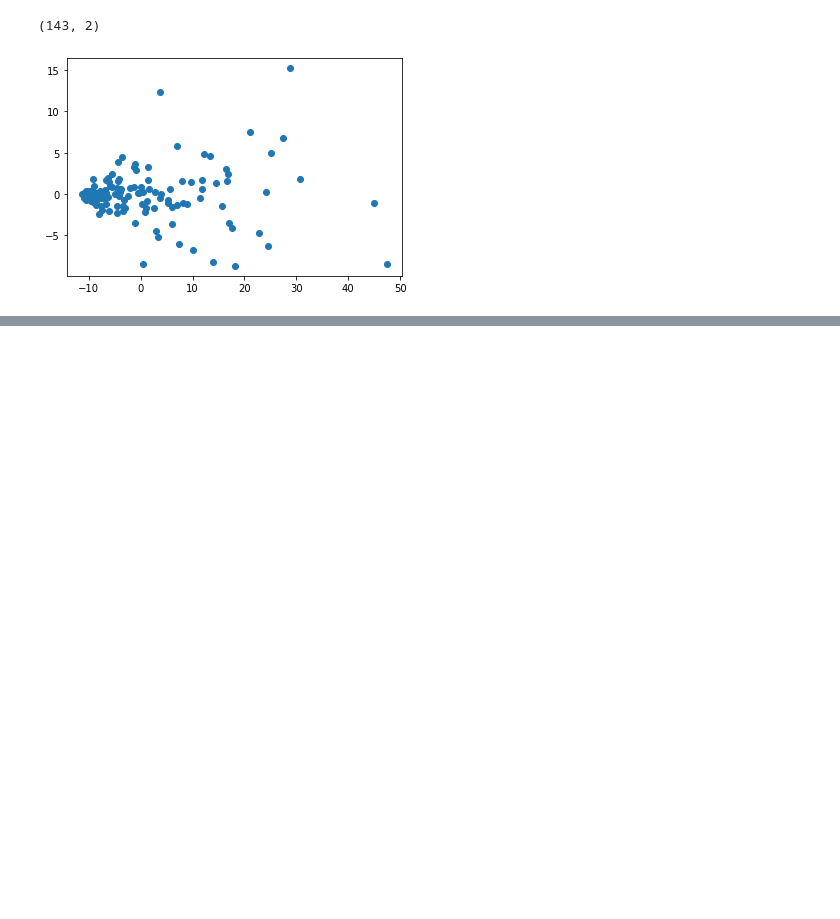
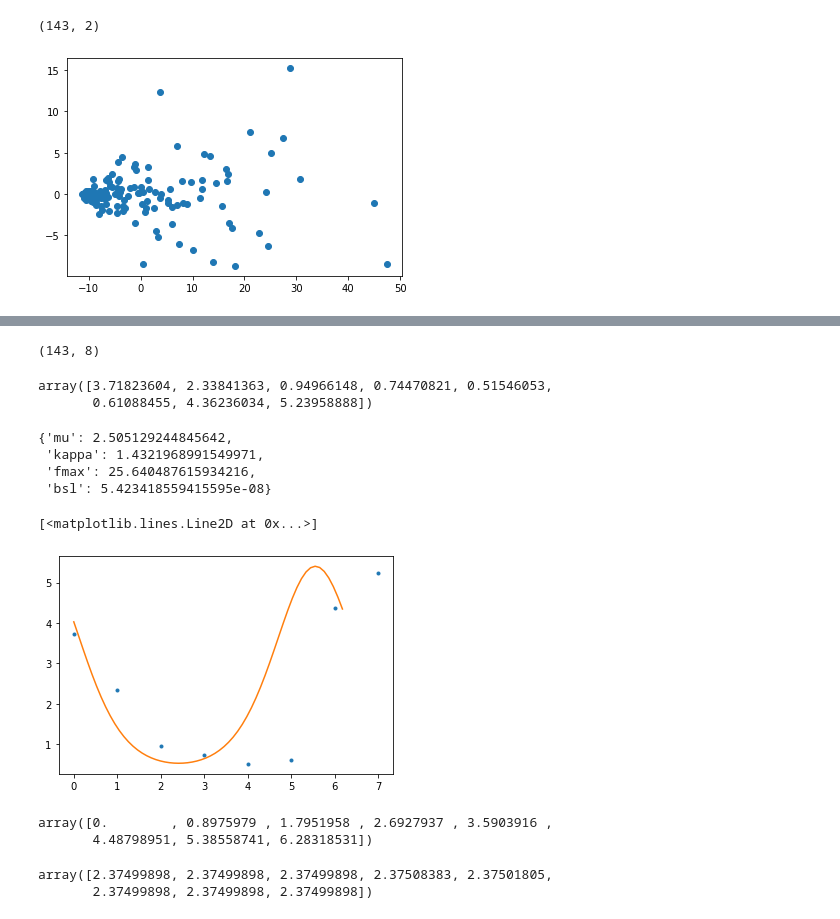
Before and after one commit to CONECT-INT/2022_CENTURI-SummerSchool, a Jupyter notebook: dev/dataset1_river.ipynb, the cells around one changed output, grey strips where cells are left out. Saved outputs shown, nothing was run; the diff lists cells and outputs as text; code cells hidden in the pictures; blank space fills up the shorter version.

```diff
--- a/dev/dataset1_river.ipynb
+++ b/dev/dataset1_river.ipynb
@@ -164,0 +188,44 @@ scatter = plt.scatter(data_pca_2[:,0], data_pca_2[:,1])
+# %%
+direction_mean = np.zeros((143, 8))
+for j in range(143):
+    for i in range(1,9):
+        direction_mean[j][i-1] = firing_rate[(direction == i).flatten()][:,j].mean()
+# %%
+direction_mean.shape
+# %% [output]
+(143, 8)
+# %%
+direction_mean[1]
+# %% [output]
+array([3.71823604, 2.33841363, 0.94966148, 0.74470821, 0.51546053,
+       0.61088455, 4.36236034, 5.23958888])
+# %%
+out = fit_tc(direction_mean[0], 3.5)
+out
+# %% [output]
+{'mu': 2.505129244845642,
+ 'kappa': 1.4321968991549971,
+ 'fmax': 25.640487615934216,
+ 'bsl': 5.423418559415595e-08}
+# %%
+p = tuning_function(theta_more, out['mu'], out['kappa'], out['fmax'], out['bsl'])
+# %%
+theta = np.linspace(0, 2*np.pi, 8, endpoint=False)
+theta_more = np.linspace(0,2*np.pi, 60, endpoint = False)
+# %%
+plt.plot(direction_mean[0], '.')
+plt.plot(theta_more, p)
+# %% [output]
+[<matplotlib.lines.Line2D at 0x...>]
+[figure, added]
+# %%
+x = np.linspace(0, 2*np.pi, 8)
+x
+# %% [output]
+array([0.        , 0.8975979 , 1.7951958 , 2.6927937 , 3.5903916 ,
+       4.48798951, 5.38558741, 6.28318531])
+# %%
+p
+# %% [output]
+array([2.37499898, 2.37499898, 2.37499898, 2.37508383, 2.37501805,
+       2.37499898, 2.37499898, 2.37499898])
```
Also changed, not shown: parts of 7 cells of this notebook.
